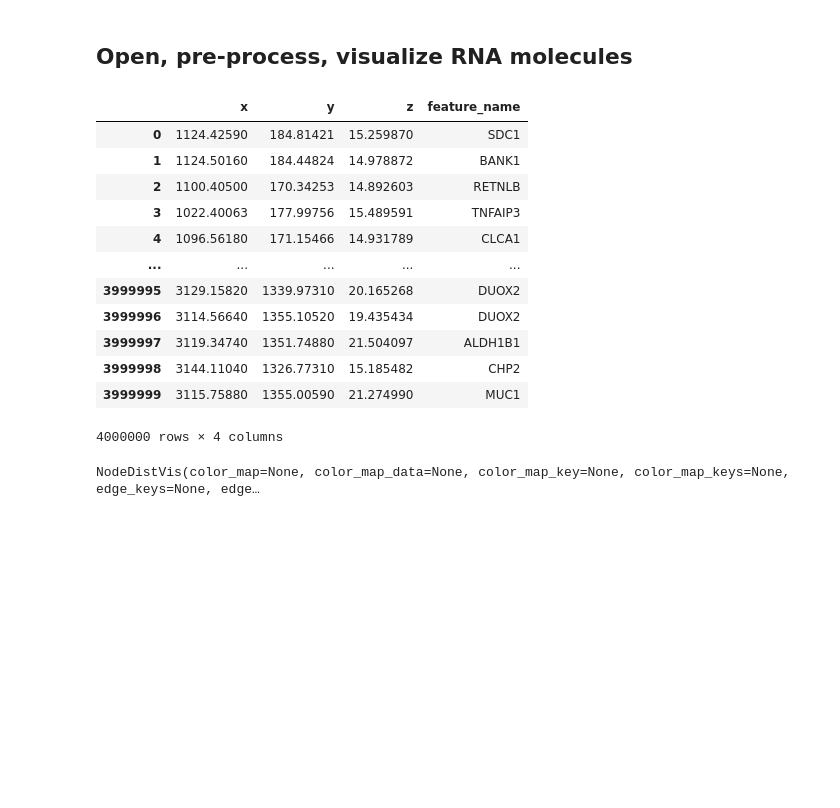
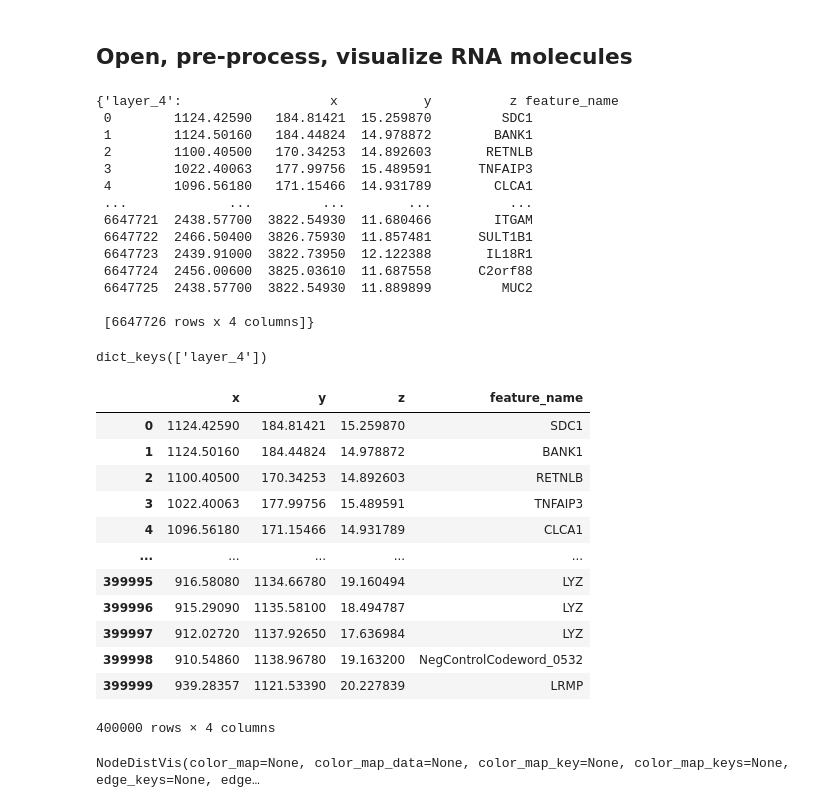
Before and after one commit to cns-iu/hra-organ-gallery-in-vr-preprocessing, a Jupyter notebook: preprocessing-zhu/process-zhu-data.ipynb, the cells around one changed output. Cells and saved outputs as stored; diff of their text form; code cells hidden in the pictures; blank space fills up the shorter version.

```diff
--- a/preprocessing-zhu/process-zhu-data.ipynb
+++ b/preprocessing-zhu/process-zhu-data.ipynb
@@ -187,27 +195,55 @@ NodeDistVis(color_map=None, color_map_data=None, color_map_key=None, color_map_k
 # %% [markdown]
 ## Open, pre-process, visualize RNA molecules
 # %%
-import gzip
+dict_df_transcripts = {}
 
-take = 4000000
+for i in range(4, 5):
+  try_path = f'{folder}/{i}.csv.gz'
+  if os.path.exists(try_path):
+    df_new = pd.read_csv(try_path, compression='gzip')
+    dict_df_transcripts[f'layer_{i}'] = df_new
+  else:
+    continue
 
-df = pd.read_csv(f'{folder}/4.csv.gz', compression='gzip')
-df_vis = df.head(take)
-df_vis
+
+dict_df_transcripts
 # %% [output]
-|  | x | y | z | feature_name |
-| 0 | 1124.42590 | 184.81421 | 15.259870 | SDC1 |
-| 1 | 1124.50160 | 184.44824 | 14.978872 | BANK1 |
-| 2 | 1100.40500 | 170.34253 | 14.892603 | RETNLB |
-| 3 | 1022.40063 | 177.99756 | 15.489591 | TNFAIP3 |
-| 4 | 1096.56180 | 171.15466 | 14.931789 | CLCA1 |
-| ... | ... | ... | ... | ... |
-| 3999995 | 3129.15820 | 1339.97310 | 20.165268 | DUOX2 |
-| 3999996 | 3114.56640 | 1355.10520 | 19.435434 | DUOX2 |
-| 3999997 | 3119.34740 | 1351.74880 | 21.504097 | ALDH1B1 |
-| 3999998 | 3144.11040 | 1326.77310 | 15.185482 | CHP2 |
-| 3999999 | 3115.75880 | 1355.00590 | 21.274990 | MUC1 |
-4000000 rows × 4 columns
+{'layer_4':                   x           y          z feature_name
+ 0        1124.42590   184.81421  15.259870         SDC1
+ 1        1124.50160   184.44824  14.978872        BANK1
+ 2        1100.40500   170.34253  14.892603       RETNLB
+ 3        1022.40063   177.99756  15.489591      TNFAIP3
+ 4        1096.56180   171.15466  14.931789        CLCA1
+ ...             ...         ...        ...          ...
+ 6647721  2438.57700  3822.54930  11.680466        ITGAM
+ 6647722  2466.50400  3826.75930  11.857481      SULT1B1
+ 6647723  2439.91000  3822.73950  12.122388       IL18R1
+ 6647724  2456.00600  3825.03610  11.687558      C2orf88
+ 6647725  2438.57700  3822.54930  11.889899         MUC2
+
+ [6647726 rows x 4 columns]}
+# %%
+# merge dfs for vis
+pprint(dict_df_transcripts.keys())
+# %% [output]
+dict_keys(['layer_4'])
+# %%
+df_vis = pd.concat(list(dict_df_transcripts.values())[:3], ignore_index=True).head(400000)
+df_vis
+# %% [output]
+|  | x | y | z | feature_name |
+| 0 | 1124.42590 | 184.81421 | 15.259870 | SDC1 |
+| 1 | 1124.50160 | 184.44824 | 14.978872 | BANK1 |
+| 2 | 1100.40500 | 170.34253 | 14.892603 | RETNLB |
+| 3 | 1022.40063 | 177.99756 | 15.489591 | TNFAIP3 |
+| 4 | 1096.56180 | 171.15466 | 14.931789 | CLCA1 |
+| ... | ... | ... | ... | ... |
+| 399995 | 916.58080 | 1134.66780 | 19.160494 | LYZ |
+| 399996 | 915.29090 | 1135.58100 | 18.494787 | LYZ |
+| 399997 | 912.02720 | 1137.92650 | 17.636984 | LYZ |
+| 399998 | 910.54860 | 1138.96780 | 19.163200 | NegControlCodeword_0532 |
+| 399999 | 939.28357 | 1121.53390 | 20.227839 | LRMP |
+400000 rows × 4 columns
 # %%
 node_list = make_node_list(df_vis, 'feature_name')
 # %%
```
Also changed, not shown: parts of 4 cells of this notebook.
